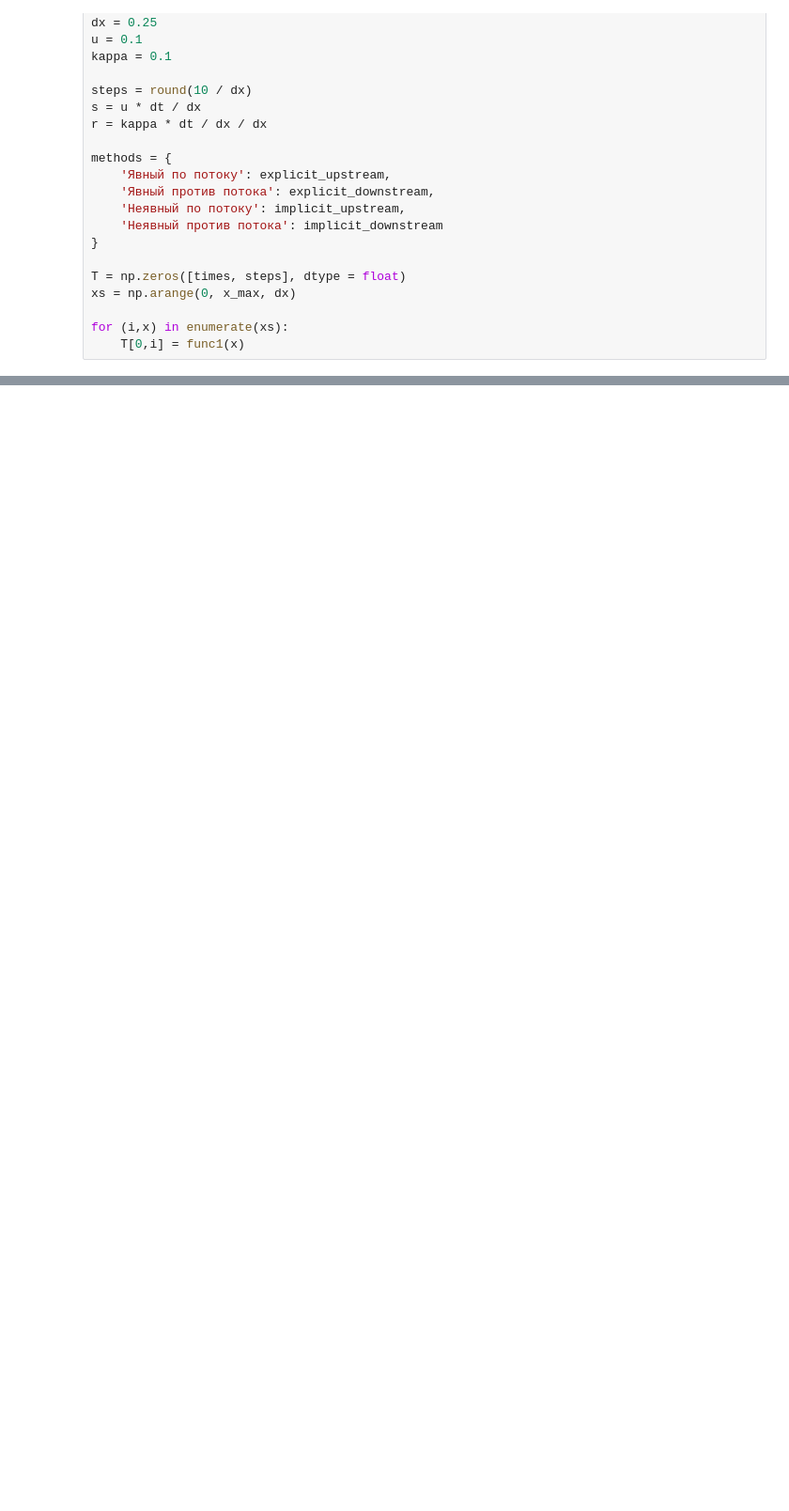
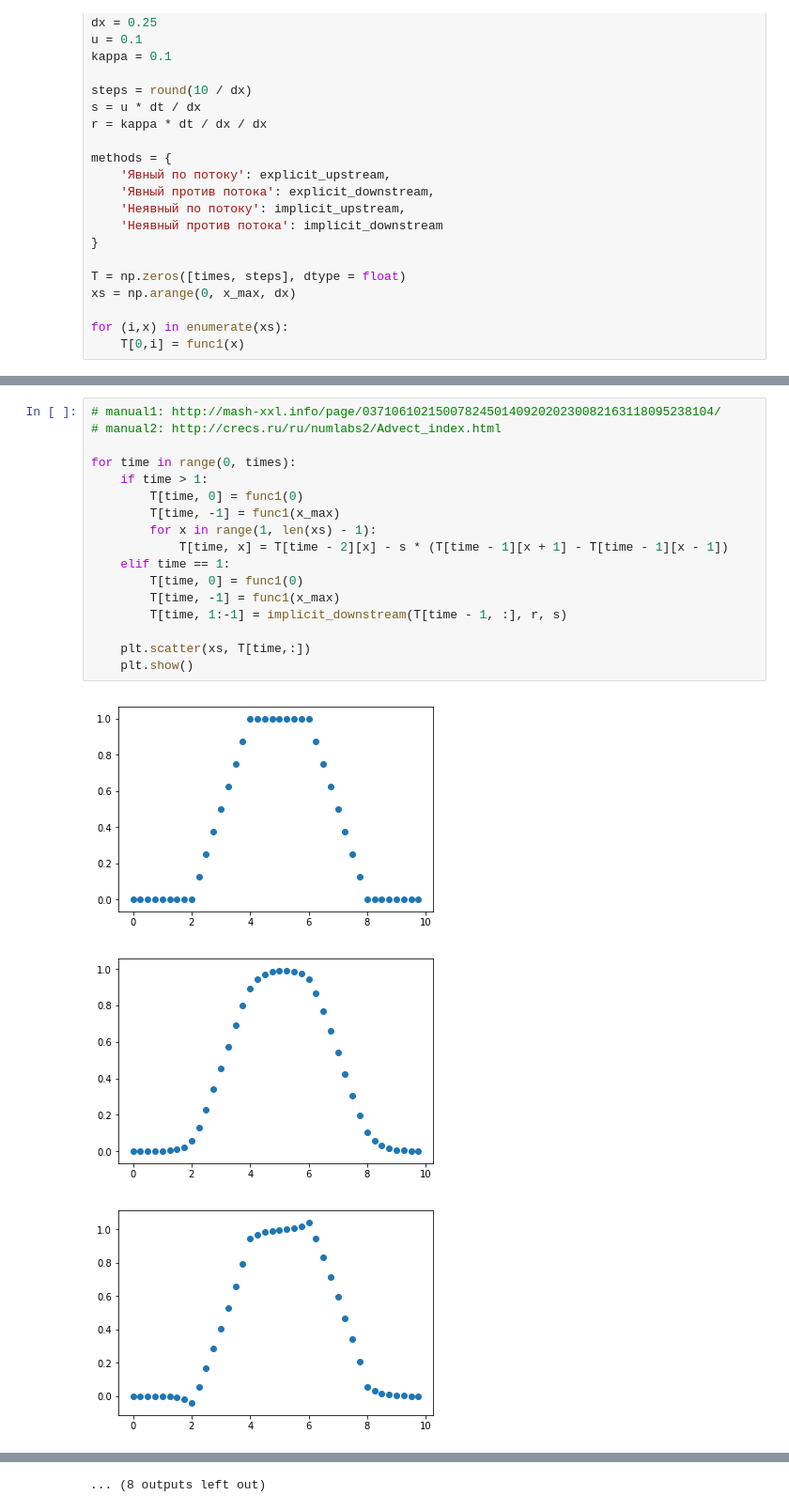
Before and after one commit to ivartb/AlGaN, a Jupyter notebook: model_heat_equation.ipynb, the cells around one changed output, grey strips where cells are left out. Shown: that part at 94% size. Drawn from its saved outputs; the diff is of its cells as text; blank space fills up the shorter version.

```diff
--- a/model_heat_equation.ipynb
+++ b/model_heat_equation.ipynb
@@ -126,0 +113,21 @@ for m in methods:
+# %%
+# manual1: http://mash-xxl.info/page/037106102150078245014092020230082163118095238104/
+# manual2: http://crecs.ru/ru/numlabs2/Advect_index.html
+
+for time in range(0, times):
+    if time > 1:
+        T[time, 0] = func1(0)
+        T[time, -1] = func1(x_max)
+        for x in range(1, len(xs) - 1):
+            T[time, x] = T[time - 2][x] - s * (T[time - 1][x + 1] - T[time - 1][x - 1])
+    elif time == 1:
+        T[time, 0] = func1(0)
+        T[time, -1] = func1(x_max)
+        T[time, 1:-1] = implicit_downstream(T[time - 1, :], r, s)
+
+    plt.scatter(xs, T[time,:])
+    plt.show()
+# %% [output]
+[figure, added]
+[figure, added]
+[figure, added]
@@ -126,0 +143 @@ for m in methods:
+... (8 outputs left out)
```
Also changed, not shown: parts of 2 cells of this notebook.
